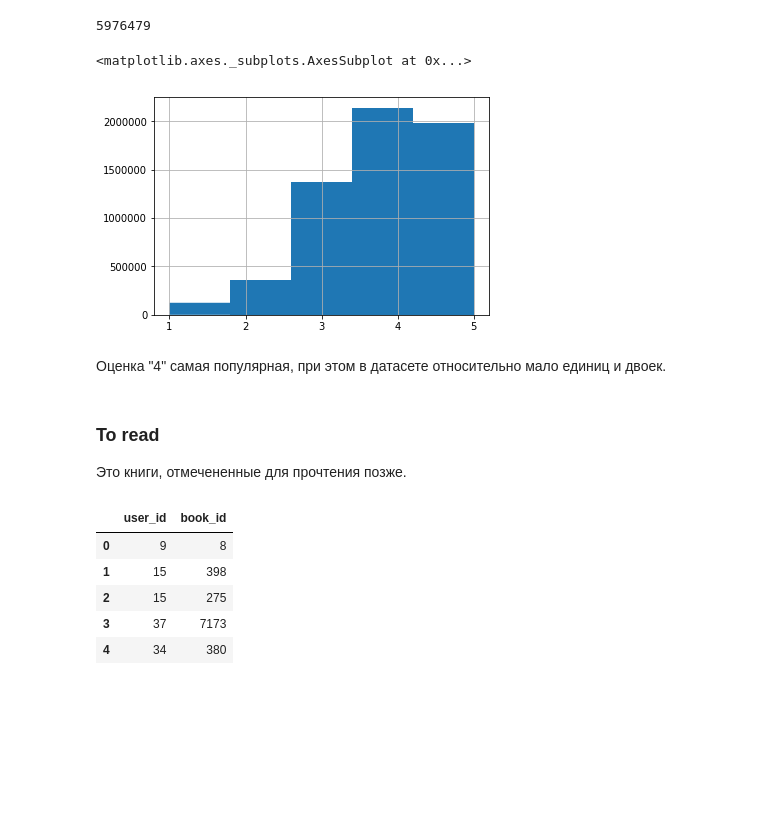
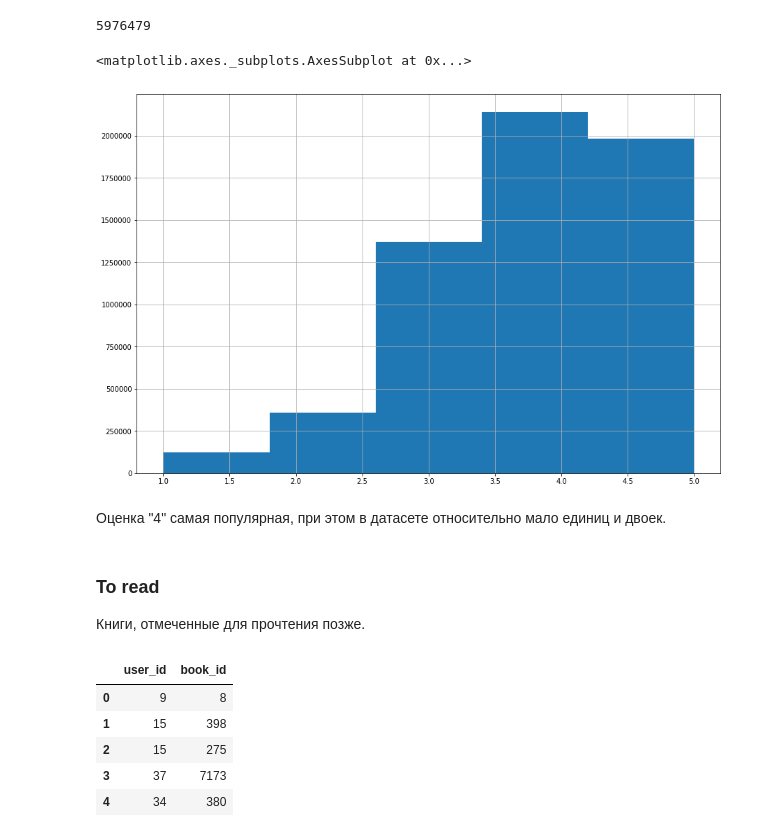
Before and after one commit to BuGzY1989/books_recommendation_system, a Jupyter notebook: books_recommendation_system.ipynb, the cells around one changed output. Cells and saved outputs as stored; diff of their text form; code cells hidden in the pictures; blank space fills up the shorter version.

```diff
--- a/books_recommendation_system.ipynb
+++ b/books_recommendation_system.ipynb
@@ -41,15 +59,15 @@ len(r)
 # %% [output]
 5976479
 # %%
-r.rating.hist( bins = 5 )
+r.rating.hist( bins = 5, figsize=(15, 10) )
 # %% [output]
 <matplotlib.axes._subplots.AxesSubplot at 0x...>
-[figure, old version]
+[figure, new version]
 # %% [markdown]
 Оценка "4" самая популярная, при этом в датасете относительно мало единиц и двоек.
 # %% [markdown]
 ### To read
-Это книги, отмечененные для прочтения позже.
+Книги, отмеченные для прочтения позже.
 # %%
 tr.head()
 # %% [output]
```
Also changed, not shown: parts of 157 cells of this notebook.
